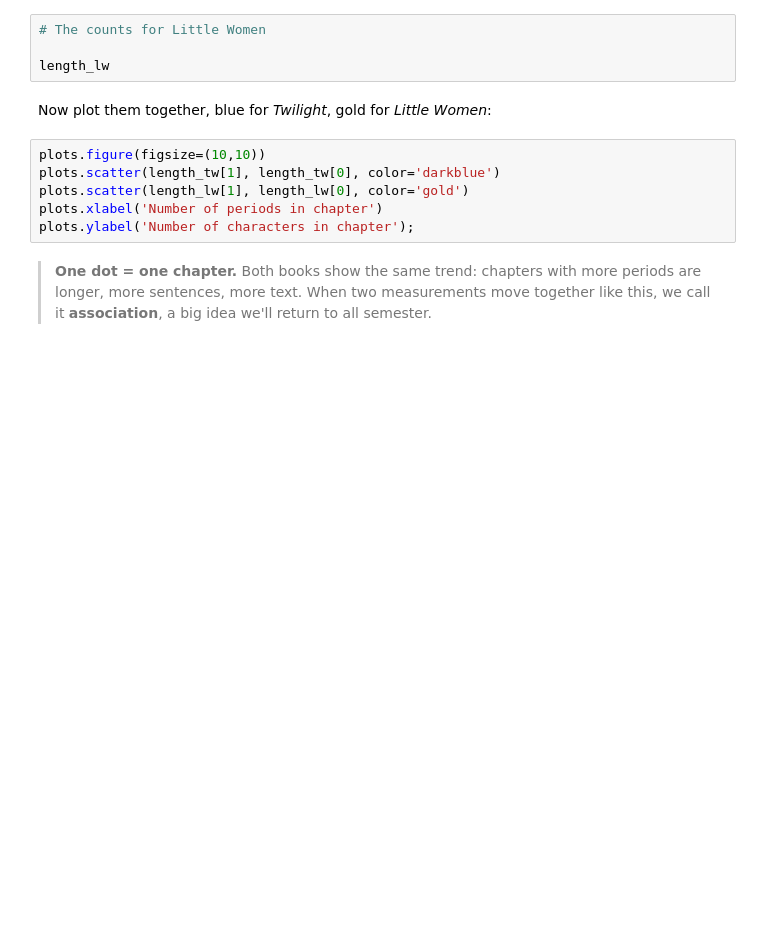
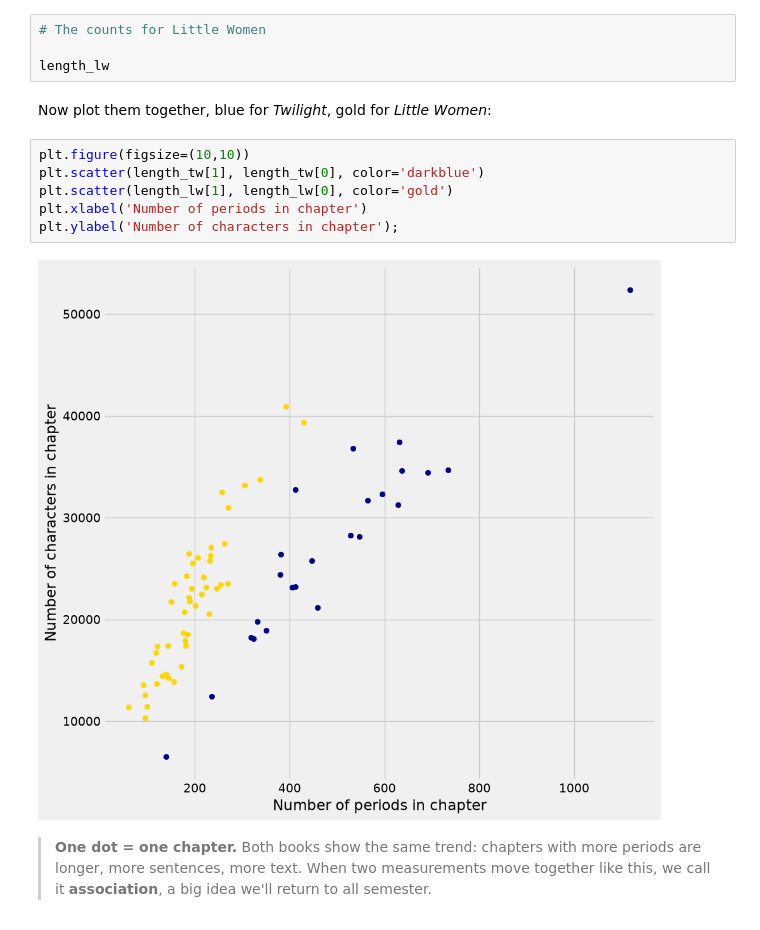
Before and after one commit to mlekimchi/data111_fall2026, a Jupyter notebook: lectures/ekc/lec01-ekc.ipynb, the cells around one changed output. Drawn from its saved outputs; the diff is of its cells as text; blank space fills up the shorter version.

```diff
--- a/lectures/ekc/lec01-ekc.ipynb
+++ b/lectures/ekc/lec01-ekc.ipynb
@@ -353,11 +362,13 @@ length_lw
 # %% [markdown]
 Now plot them together, blue for *Twilight*, gold for *Little Women*:
 # %%
-plots.figure(figsize=(10,10))
-plots.scatter(length_tw[1], length_tw[0], color='darkblue')
-plots.scatter(length_lw[1], length_lw[0], color='gold')
-plots.xlabel('Number of periods in chapter')
-plots.ylabel('Number of characters in chapter');
+plt.figure(figsize=(10,10))
+plt.scatter(length_tw[1], length_tw[0], color='darkblue')
+plt.scatter(length_lw[1], length_lw[0], color='gold')
+plt.xlabel('Number of periods in chapter')
+plt.ylabel('Number of characters in chapter');
+# %% [output]
+[figure, added]
 # %% [markdown]
 > **One dot = one chapter.** Both books show the same trend: chapters with more periods are longer, more sentences, more text. When two measurements move together like this, we call it **association**, a big idea we'll return to all semester.
 # %% [markdown]
```
Also changed, not shown: parts of 16 cells of this notebook.
